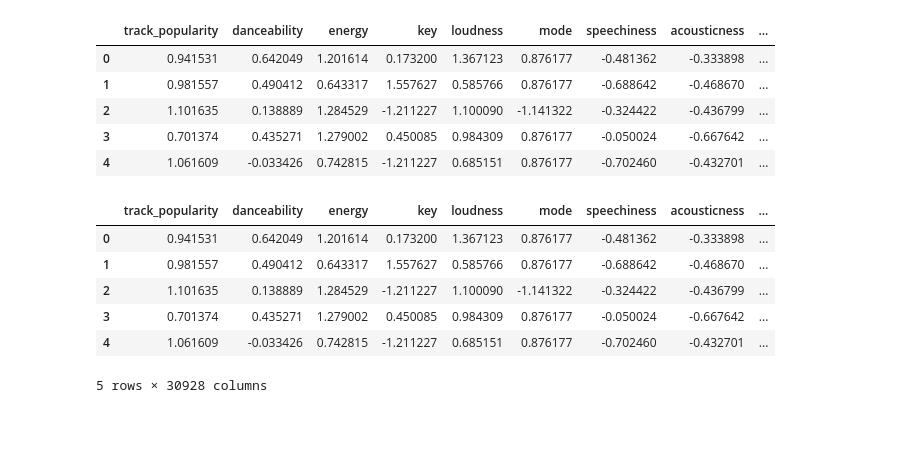
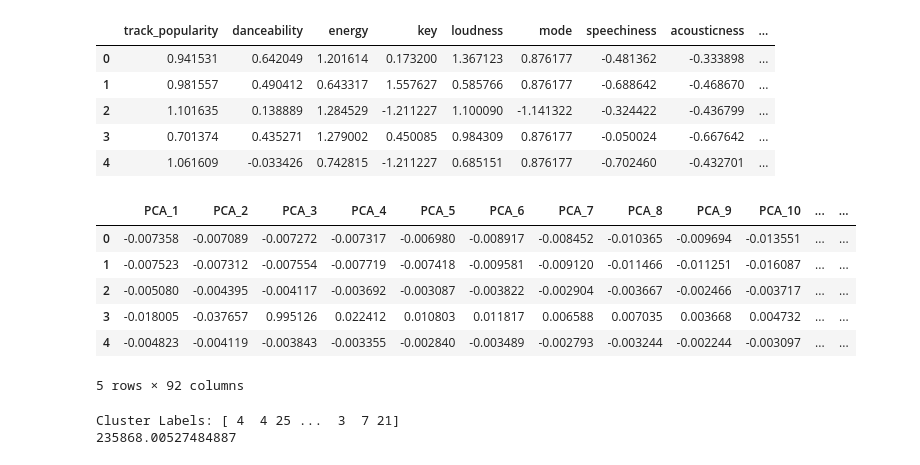
Before and after one commit to lamicebaayno/SongRecommendation-IntroToAI, a Jupyter notebook: song_recommender.ipynb, the cells around one changed output. Drawn from its saved outputs; the diff is of its cells as text; code cells hidden in the pictures; blank space fills up the shorter version.

Commit message:
Initial creation of KMeans. Also testing of splitting high-dimensional categorical variables to reduce column count.

```diff
--- a/song_recommender.ipynb
+++ b/song_recommender.ipynb
@@ -6,7 +6,7 @@ import os
 from sklearn.preprocessing import StandardScaler, OneHotEncoder
 from sklearn.neighbors import NearestNeighbors
 # %%
-dataset = pd.read_csv(os.getcwd() + '/archive/spotify_songs.csv')
+dataset = pd.read_csv(os.getcwd() + '/spotify_songs.csv')
 dataset.head()
 # %% [output]
 |  | track_id | track_name | track_artist | track_popularity | track_album_id | track_album_name | ... |
@@ -45,3 +45,7 @@ numeric_features = ['track_popularity',
                     'liveness',
                     'valence',
                     'tempo']
+
+test_categorical = [
+                    'playlist_genre',
+                    'playlist_subgenre']
@@ -47,0 +67,26 @@ numeric_features = ['track_popularity',
+# %%
+# Category Encoders, can create link between columns in dataset to reduce dimensionality of artists.
+# Not certain what column to link together.
+
+# import category_encoders as ce
+
+# category_encoder = ce.TargetEncoder(cols=['track_artist'])
+# artist_encoded = category_encoder.fit_transform(dataset['target_artist'])
+
+
+# PCA Implementation for track_artist.
+# Efficient, but struggling to capture whole dataset of artists.
+# Also much harder to explain, as reducing from 10k+ artists.
+from sklearn.decomposition import PCA
+
+encoder = OneHotEncoder(sparse_output=False)
+artist_encoded = encoder.fit_transform(dataset[['track_artist']])
+
+pca = PCA(n_components=100)
+artist_reduced = pca.fit_transform(artist_encoded)
+
+# Want high Cumulative Explained Variance. If this is low, then we do not have enough components to capture the dataset.
+print(f"Cumulative explained variance: {sum(pca.explained_variance_ratio_)}")
+
+artist_reduced_df = pd.DataFrame(artist_reduced, columns=[f'PCA_{i+1}' for i in range(artist_reduced.shape[1])])
+artist_reduced_df.head()
@@ -48,7 +102,8 @@ numeric_features = ['track_popularity',
 # %%
 encoder = OneHotEncoder()
-encoded_categorical = encoder.fit_transform(dataset[categorical_features]).toarray()
-encoded_categorical_df = pd.DataFrame(encoded_categorical, columns=encoder.get_feature_names_out(categorical_features))
+# Changed to use test_categorical, a set of variables that doesn't have the 10k+ entry problem mainly for testing
+encoded_categorical = encoder.fit_transform(dataset[test_categorical]).toarray()
+encoded_categorical_df = pd.DataFrame(encoded_categorical, columns=encoder.get_feature_names_out(test_categorical))
 
 encoded_categorical_df.head()
 # %% [output]
@@ -73,13 +128,29 @@ scaled_numerical_df.head()
 | 3 | 0.701374 | 0.435271 | 1.279002 | 0.450085 | 0.984309 | 0.876177 | -0.050024 | -0.667642 | ... |
 | 4 | 1.061609 | -0.033426 | 0.742815 | -1.211227 | 0.685151 | 0.876177 | -0.702460 | -0.432701 | ... |
 # %%
-processed_features_df = pd.concat([scaled_numerical_df, encoded_categorical_df], axis=1)
+processed_features_df = pd.concat([artist_reduced_df, scaled_numerical_df, encoded_categorical_df], axis=1)
 processed_features_df.head()
 # %% [output]
-|  | track_popularity | danceability | energy | key | loudness | mode | speechiness | acousticness | ... |
-| 0 | 0.941531 | 0.642049 | 1.201614 | 0.173200 | 1.367123 | 0.876177 | -0.481362 | -0.333898 | ... |
-| 1 | 0.981557 | 0.490412 | 0.643317 | 1.557627 | 0.585766 | 0.876177 | -0.688642 | -0.468670 | ... |
-| 2 | 1.101635 | 0.138889 | 1.284529 | -1.211227 | 1.100090 | -1.141322 | -0.324422 | -0.436799 | ... |
-| 3 | 0.701374 | 0.435271 | 1.279002 | 0.450085 | 0.984309 | 0.876177 | -0.050024 | -0.667642 | ... |
-| 4 | 1.061609 | -0.033426 | 0.742815 | -1.211227 | 0.685151 | 0.876177 | -0.702460 | -0.432701 | ... |
+|  | PCA_1 | PCA_2 | PCA_3 | PCA_4 | PCA_5 | PCA_6 | PCA_7 | PCA_8 | PCA_9 | PCA_10 | ... | ... |
+| 0 | -0.007358 | -0.007089 | -0.007272 | -0.007317 | -0.006980 | -0.008917 | -0.008452 | -0.010365 | -0.009694 | -0.013551 | ... | ... |
+| 1 | -0.007523 | -0.007312 | -0.007554 | -0.007719 | -0.007418 | -0.009581 | -0.009120 | -0.011466 | -0.011251 | -0.016087 | ... | ... |
+| 2 | -0.005080 | -0.004395 | -0.004117 | -0.003692 | -0.003087 | -0.003822 | -0.002904 | -0.003667 | -0.002466 | -0.003717 | ... | ... |
+| 3 | -0.018005 | -0.037657 | 0.995126 | 0.022412 | 0.010803 | 0.011817 | 0.006588 | 0.007035 | 0.003668 | 0.004732 | ... | ... |
+| 4 | -0.004823 | -0.004119 | -0.003843 | -0.003355 | -0.002840 | -0.003489 | -0.002793 | -0.003244 | -0.002244 | -0.003097 | ... | ... |
-5 rows × 30928 columns
+5 rows × 92 columns
+# %%
+# from sklearn.cluster import MiniBatchKMeans
+# from sklearn.pipeline import make_pipeline
+# from sklearn.decomposition import TruncatedSVD
+# from sklearn.metrics import silhouette_score
+from sklearn.cluster import KMeans
+
+kmeans = KMeans(n_clusters=30, n_init=10)
+
+kmeans.fit(processed_features_df)
+labels = kmeans.labels_
+print(f"Cluster Labels: {labels}")
+print(kmeans.inertia_)
+# %% [output]
+Cluster Labels: [ 4  4 25 ...  3  7 21]
+235868.00527484887
```
Also changed, not shown: parts of 3 cells of this notebook.
